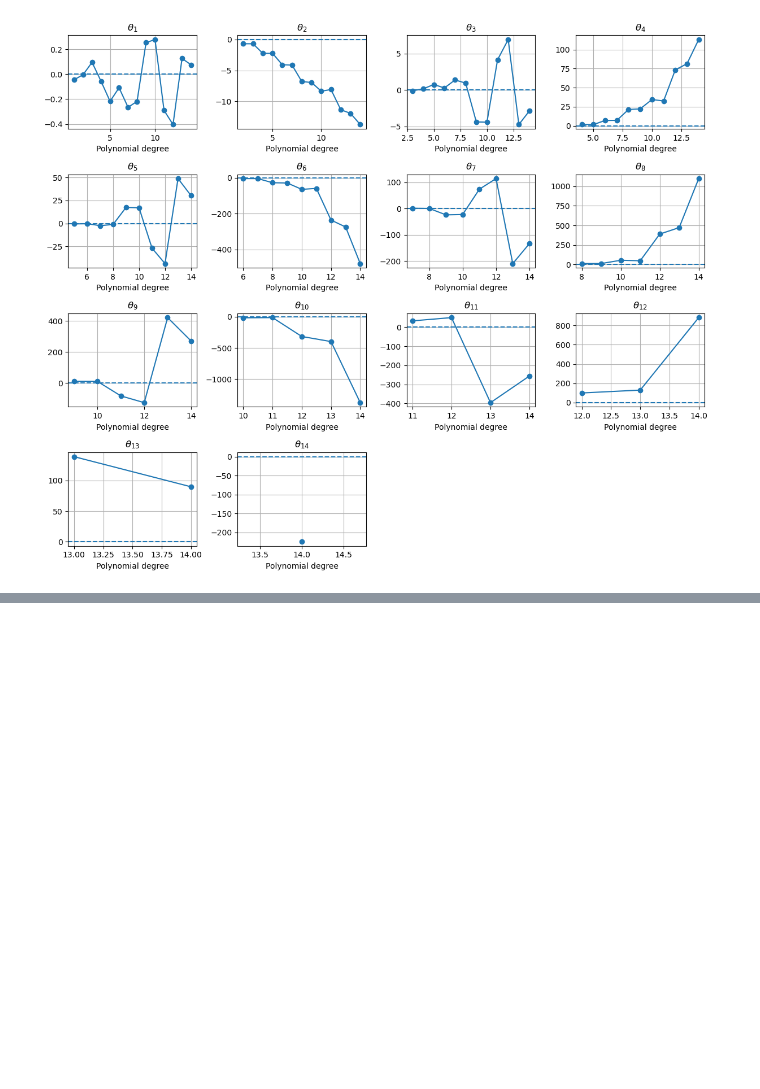
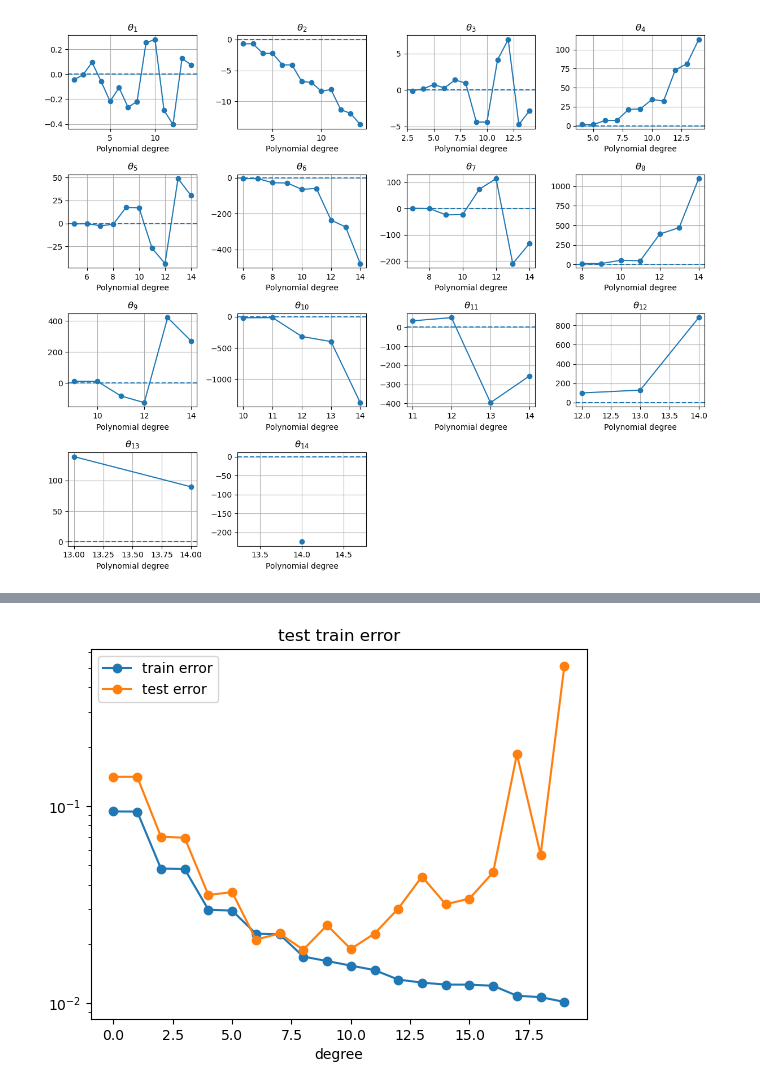
Before and after one commit to joska223/FYS-STK-4155-Prosjekt-1, a Jupyter notebook: prosjekt_1.ipynb, the cells around one changed output, grey strips where cells are left out. Saved outputs shown, nothing was run; the diff lists cells and outputs as text; code cells hidden in the pictures; blank space fills up the shorter version.

```diff
--- a/prosjekt_1.ipynb
+++ b/prosjekt_1.ipynb
@@ -288,0 +289,34 @@ lambda:  1e-100
+# %%
+xtrain, xtest, ytrain, ytest = train_test_split(x,y,test_size=0.2, random_state=2026)
+from sklearn.metrics import mean_squared_error
+
+maxdegree = 20
+train_error = np.zeros(maxdegree)
+test_error = np.zeros(maxdegree)
+for degree in range(maxdegree):
+    Xtrain = design_matrix(xtrain, degree)
+
+    coeff = np.zeros(degree+1)
+
+    U, s, Vt = np.linalg.svd(Xtrain)
+    s_inv = np.zeros((degree+1,len(Ytrain)))
+    s_inv[:,:degree+1] += np.diag(1/s)
+    coeff = Vt.T@s_inv@U.T@ytrain #<-- ChatGPT fikset en bug her, der jeg hadde skrevet Ytrain i stedet.
+
+    Xtest = design_matrix(xtest, degree)
+    y_pred_test = Xtest@coeff
+    y_pred_train = Xtrain@coeff
+
+    test_error[degree] = mean_squared_error(y_pred_test, ytest)
+    train_error[degree] = mean_squared_error(y_pred_train, ytrain)
+
+degrees = np.arange(maxdegree)
+plt.plot(degrees, train_error, marker = "o", linestyle ="-")
+plt.plot(degrees, test_error, marker = "o", linestyle = "-")
+plt.legend(["train error", "test error"])
+plt.xlabel("degree")
+plt.yscale("log")
+plt.title("test train error")
+plt.show()
+# %% [output]
+[figure, added]
```
Also changed, not shown: parts of 3 cells of this notebook.
